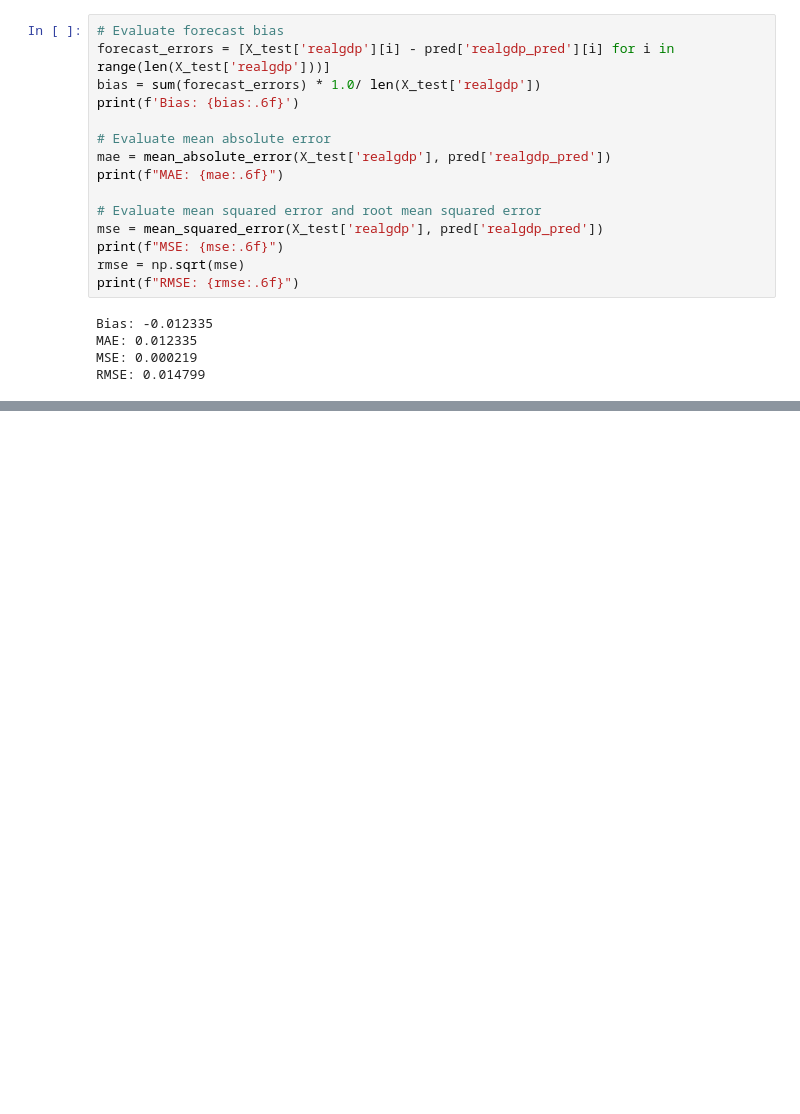
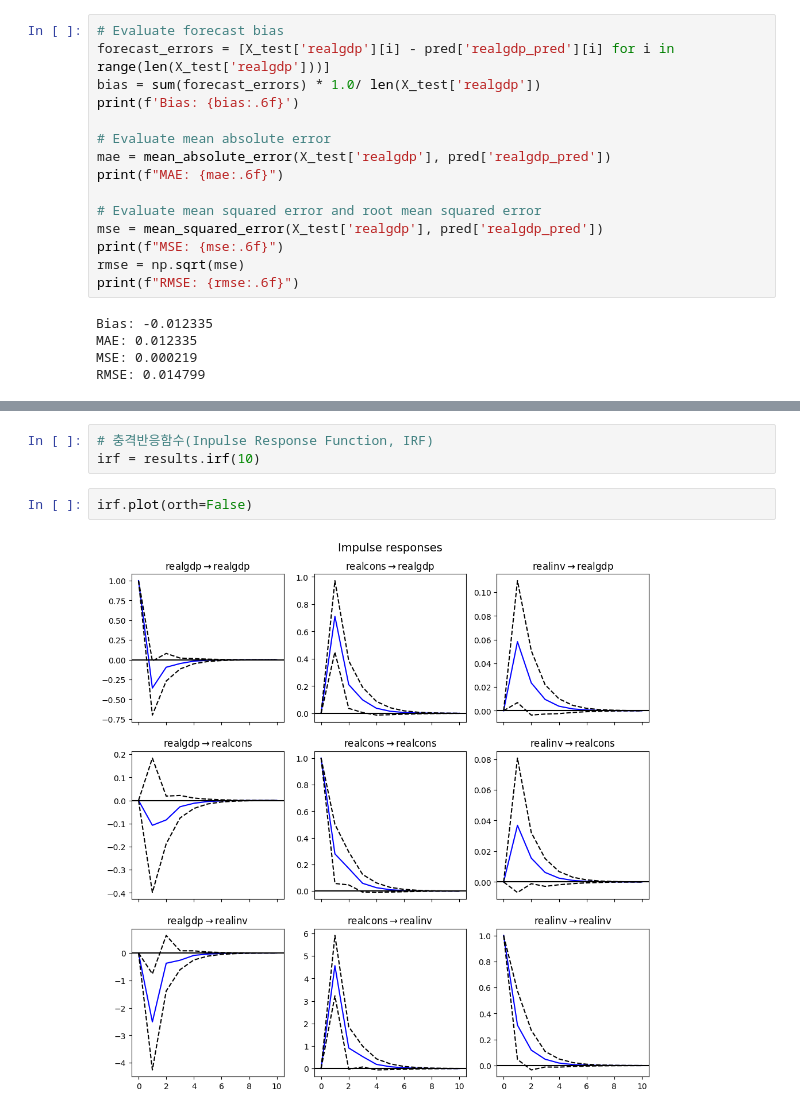
Before and after one commit to HyunsungRyu/AI_TimeSeries, a Jupyter notebook: market_pred.ipynb, the cells around one changed output, grey strips where cells are left out. Saved outputs shown, nothing was run; the diff lists cells and outputs as text; blank space fills up the shorter version.

```diff
--- a/market_pred.ipynb
+++ b/market_pred.ipynb
@@ -226,0 +361,7 @@ RMSE: 0.014799
+# %%
+# 충격반응함수(Inpulse Response Function, IRF)
+irf = results.irf(10)
+# %%
+irf.plot(orth=False)
+# %% [output]
+[figure, added]
```
Also changed, not shown: parts of 18 cells of this notebook.
